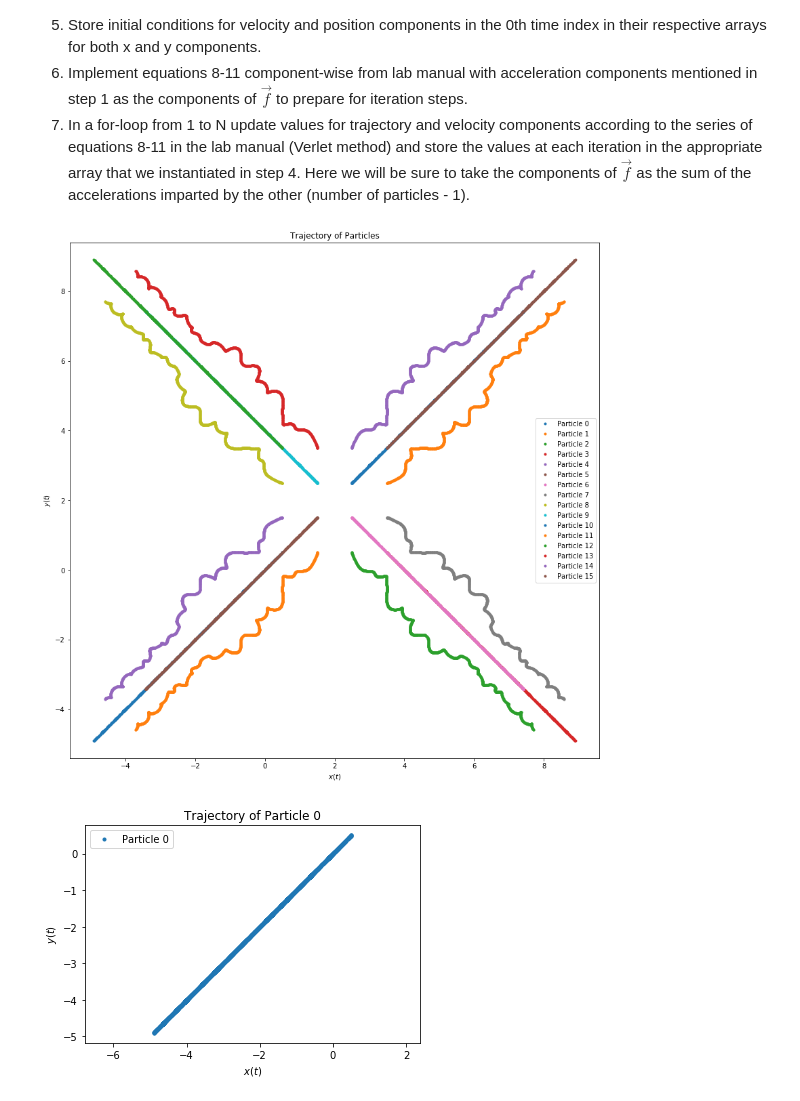
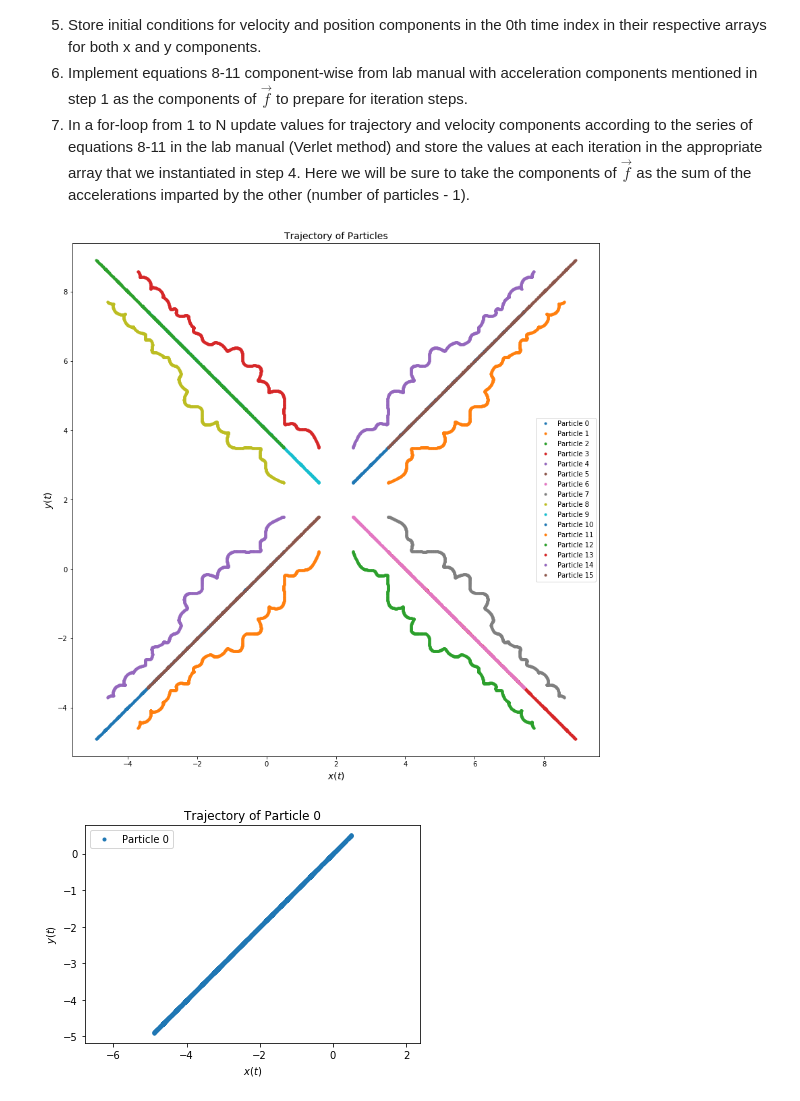
Before and after one commit to andrewkhardy/PHY-407, a Jupyter notebook: Lab06_Q3.ipynb, the cells around one changed output. Cells and saved outputs as stored; diff of their text form; code cells hidden in the pictures.

```diff
--- a/Lab06_Q3.ipynb
+++ b/Lab06_Q3.ipynb
@@ -236,18 +236,18 @@ v, r, t, Energy, Kin, Pot = doVerlet(num_particles)
 # %%
 import matplotlib.pyplot as plt
 
 plt.figure(figsize = (14,14))
-plt.title('Trajectory of Particles')
-plt.xlabel('$x(t)$')
-plt.ylabel('$y(t)$')
+plt.title('Trajectory of Particles', fontsize = 14)
+plt.xlabel('$x(t)$', fontsize = 14)
+plt.ylabel('$y(t)$', fontsize = 14)
 for i in range(num_particles):
     lb = 'Particle '+str(i)
     plt.plot(r[i,:,0], r[i,:,1], '.', label = lb)
 plt.legend()
 plt.axis('equal')
 plt.show()
 # %% [output]
-[figure, old version]
+[figure, new version]
 # %%
 for i in range(num_particles):
     plt.figure()
```
Also changed, not shown: parts of 2 cells of this notebook, 1 other file.
